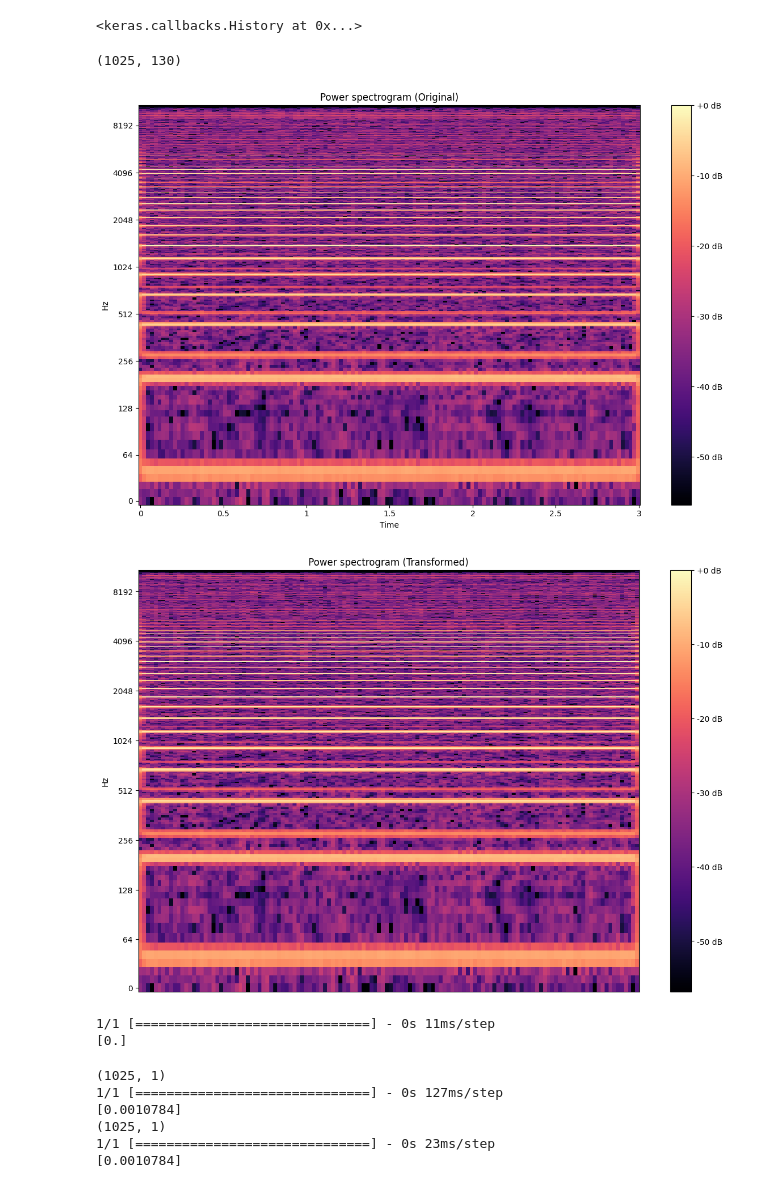
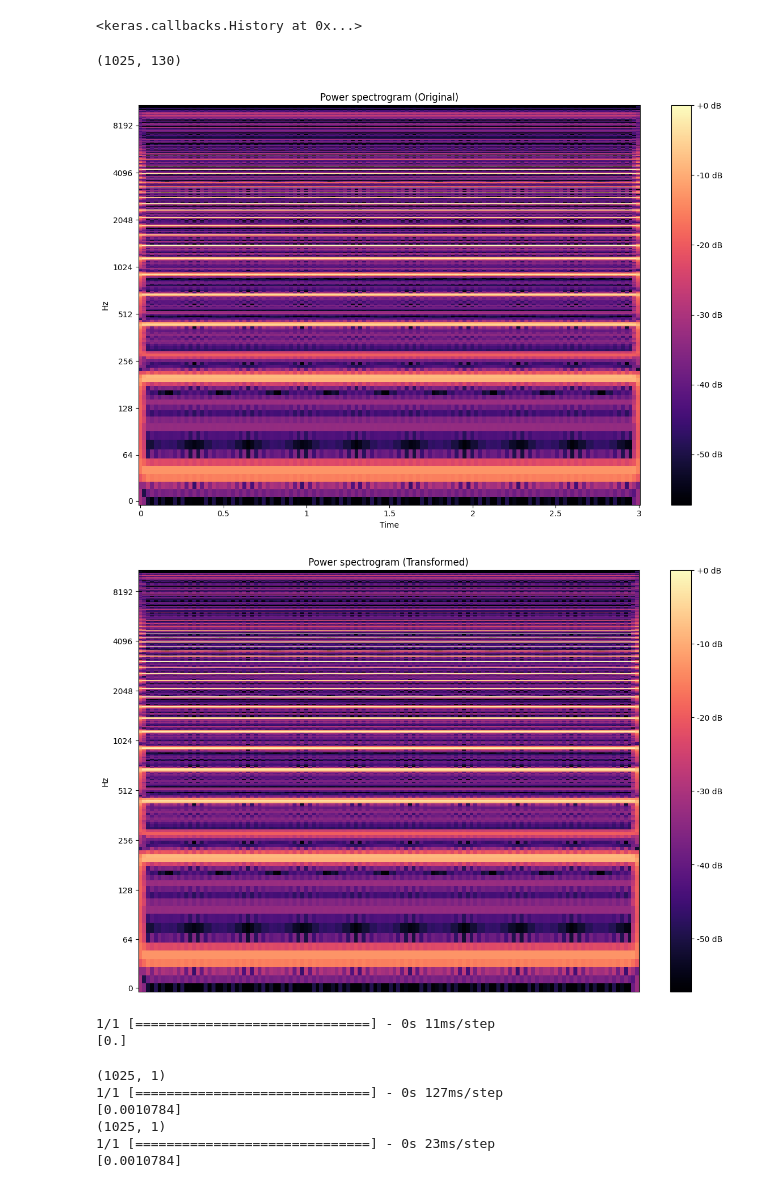
Before and after one commit to jungbug/signal-processing, a Jupyter notebook: soundCnn.ipynb, the cells around one changed output. Cells and saved outputs as stored; diff of their text form; code cells hidden in the pictures.

```diff
--- a/soundCnn.ipynb
+++ b/soundCnn.ipynb
@@ -115,7 +117,7 @@ Epoch 3/3
 313/313 [==============================] - 88s 280ms/step - loss: 0.5409 - accuracy: 0.6884
 <keras.callbacks.History at 0x...>
 # %%
-y, sr = librosa.load('./dataset/1/output_noisy_audio_0.wav')
+y, sr = librosa.load('./output.wav')
 D = librosa.stft(y)
 spectrogram = librosa.amplitude_to_db(np.abs(D), ref=np.max)
 # spectrogram = spectrogram[np.newaxis, :, :, np.newaxis]
@@ -140,38 +142,37 @@ D = librosa.stft(y)
 # 아직 스펙트로그램으로 변환하지 않은 원본 데이터 시각화
 plt.figure(figsize=(12, 8))
 librosa.display.specshow(librosa.amplitude_to_db(D, ref=np.max), y_axis='log', x_axis='time')
 plt.title('Power spectrogram (Original)')
 plt.colorbar(format='%+2.0f dB')
 plt.tight_layout()
 plt.show()
 
 # 푸리에 변환을 실행하여 스펙트로그램을 얻음
-spectrogram = np.abs(librosa.feature.melspectrogram(y=y, sr=sr, n_mels=1025))
+# spectrogram = np.abs(librosa.feature.melspectrogram(y=y, sr=sr, n_mels=1025))
 
 # 스펙트로그램으로 변환한 데이터 시각화
 plt.figure(figsize=(12, 8))
 librosa.display.specshow(spectrogram, y_axis='log')
 plt.title('Power spectrogram (Transformed)')
 plt.colorbar(format='%+2.0f dB')
 plt.tight_layout()
 plt.show()
 
 # 푸리에 변환을 실행하여 스펙트로그램을 얻음
 
-
-spectrogram = spectrogram[np.newaxis, :, :, np.newaxis]  # (1, 1025, 97, 1)
+spectrogram = spectrogram[np.newaxis, :, :, np.newaxis]
 
 # CNN 모델을 사용하여 스펙트로그램 분석
 prediction = model.predict(spectrogram)
 
 print(prediction[0])
 # 예측 결과가 0.5 이상이면 '특정 소리 감지됨!' 출력
 if prediction[0] >= 0.5:
     print('특정 소리 감지됨!')
 # %% [output]
 (1025, 130)
-[figure, old version]
+[figure, new version]
-[figure, old version]
+[figure, new version]
 1/1 [==============================] - 0s 11ms/step
 [0.]
 # %%
```
Also changed, not shown: parts of 1 cell of this notebook, 6 other files.
